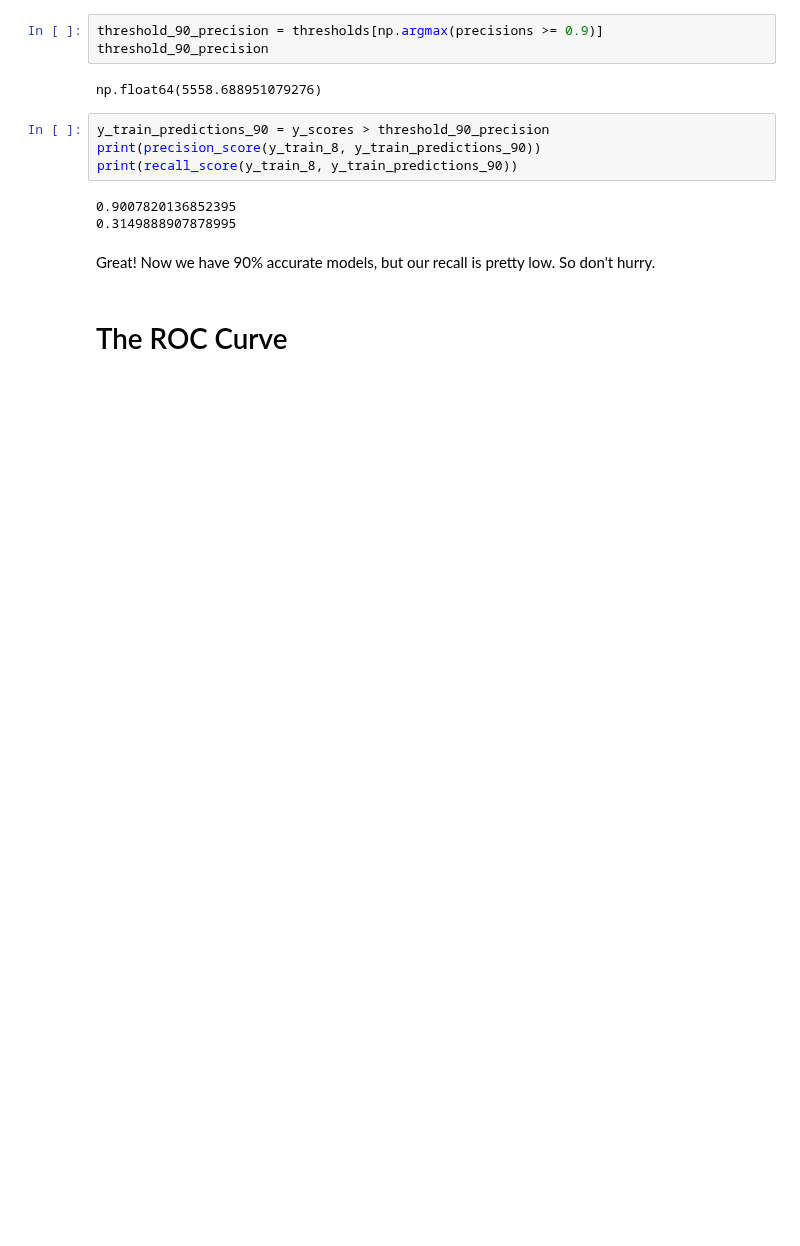
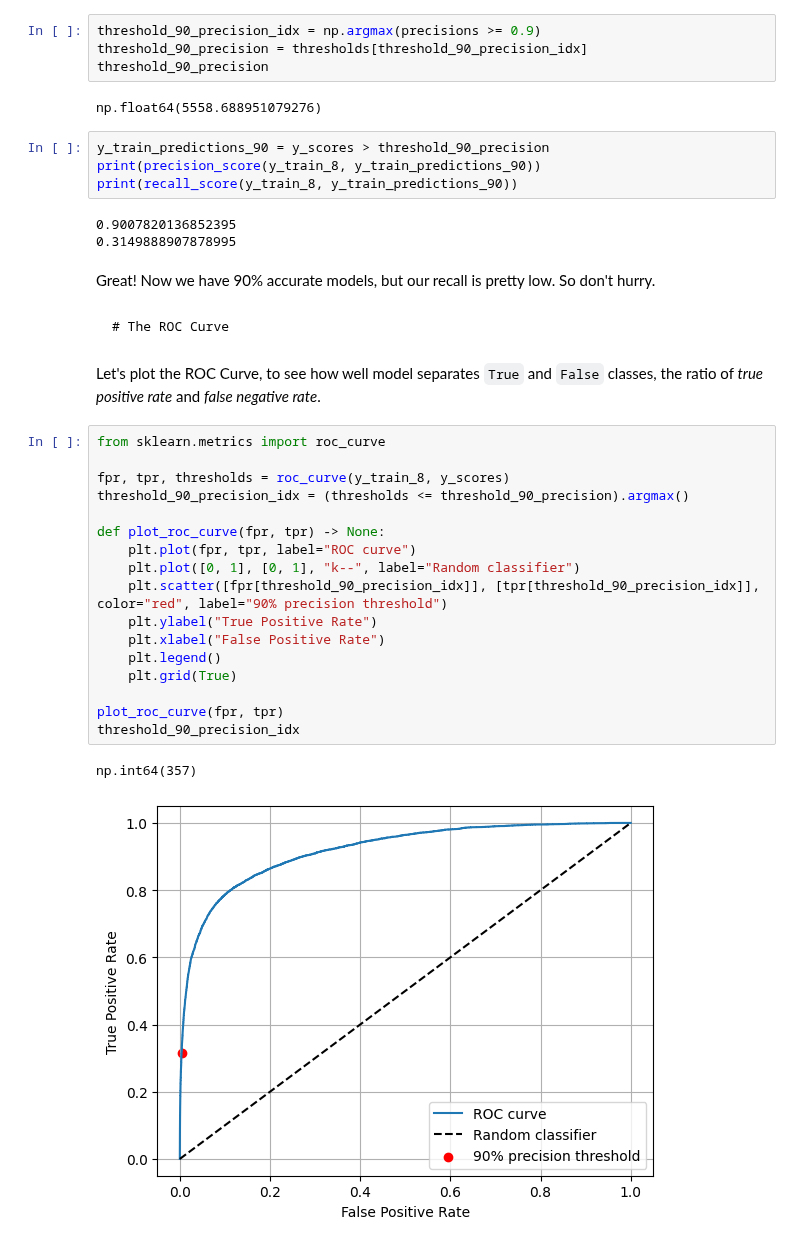
Before and after one commit to yeghor/Learning-Machine-Learning, a Jupyter notebook: jupyter_notes/Classification-2.ipynb, the cells around one changed output. Drawn from its saved outputs; the diff is of its cells as text; blank space fills up the shorter version.

```diff
--- a/jupyter_notes/Classification-2.ipynb
+++ b/jupyter_notes/Classification-2.ipynb
@@ -308,7 +308,8 @@ As we can see, recall starts to fall sharply at 60% precision.
 Suppose you're aim for 90% precision. If you look on a first plot, you can note that we need to aim at threshold around 8000.
 To be precise, we can use `np.argmax()` function to search the lowest threshold that gives us at least 90% precision.
 # %%
-threshold_90_precision = thresholds[np.argmax(precisions >= 0.9)]
+threshold_90_precision_idx = np.argmax(precisions >= 0.9)
+threshold_90_precision = thresholds[threshold_90_precision_idx]
 threshold_90_precision
 # %% [output]
 np.float64(5558.688951079276)
@@ -322,4 +323,26 @@ print(recall_score(y_train_8, y_train_predictions_90))
 # %% [markdown]
 Great! Now we have 90% accurate models, but our recall is pretty low. So don't hurry.
 # %% [markdown]
-# The ROC Curve
+    # The ROC Curve
+# %% [markdown]
+Let's plot the ROC Curve, to see how well model separates `True` and `False` classes, the ratio of *true positive rate* and *false negative rate*.
+# %%
+from sklearn.metrics import roc_curve
+
+fpr, tpr, thresholds = roc_curve(y_train_8, y_scores)
+threshold_90_precision_idx = (thresholds <= threshold_90_precision).argmax()
+
+def plot_roc_curve(fpr, tpr) -> None:
+    plt.plot(fpr, tpr, label="ROC curve")
+    plt.plot([0, 1], [0, 1], "k--", label="Random classifier")
+    plt.scatter([fpr[threshold_90_precision_idx]], [tpr[threshold_90_precision_idx]], color="red", label="90% precision threshold")
+    plt.ylabel("True Positive Rate")
+    plt.xlabel("False Positive Rate")
+    plt.legend()
+    plt.grid(True)
+
+plot_roc_curve(fpr, tpr)
+threshold_90_precision_idx
+# %% [output]
+np.int64(357)
+[figure, added]
```
Also changed, not shown: parts of 4 cells of this notebook.
